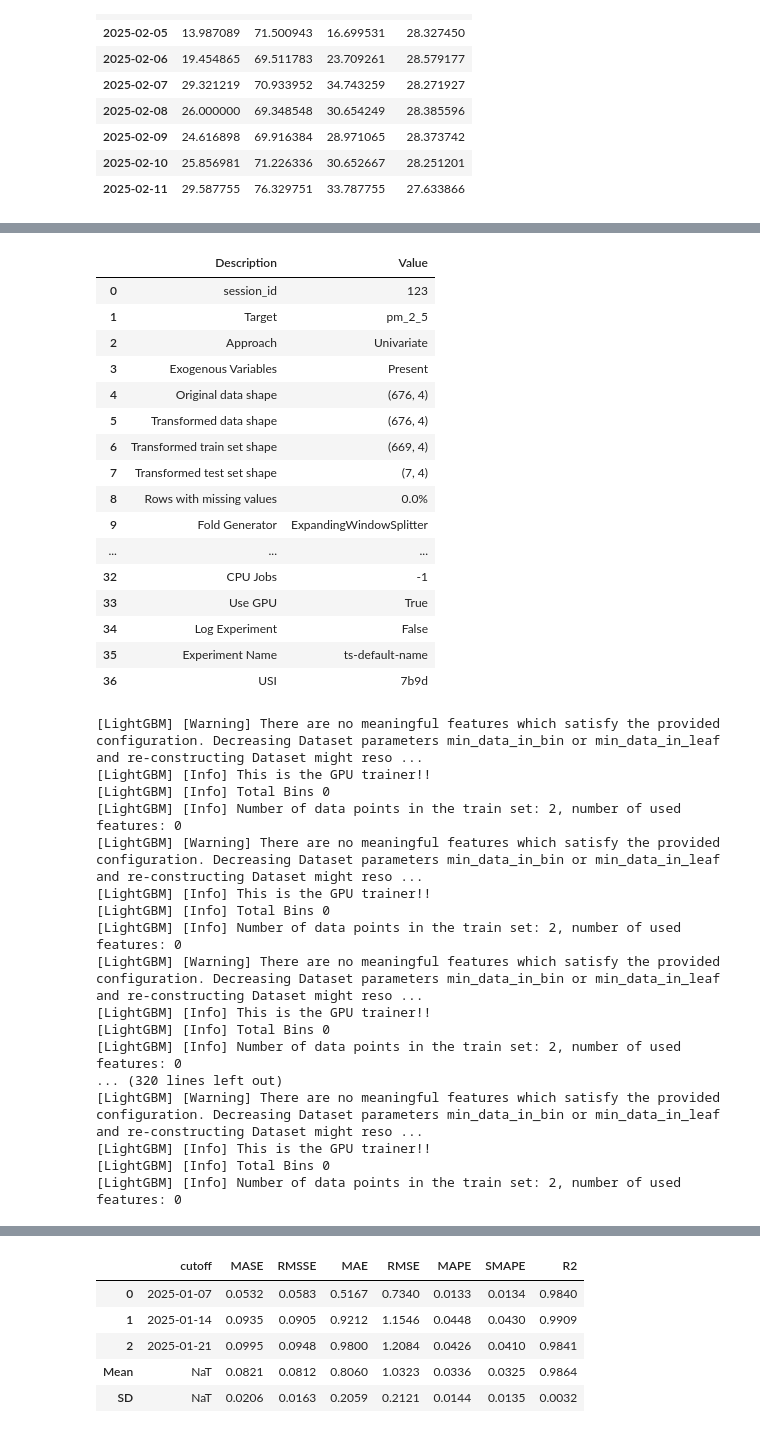
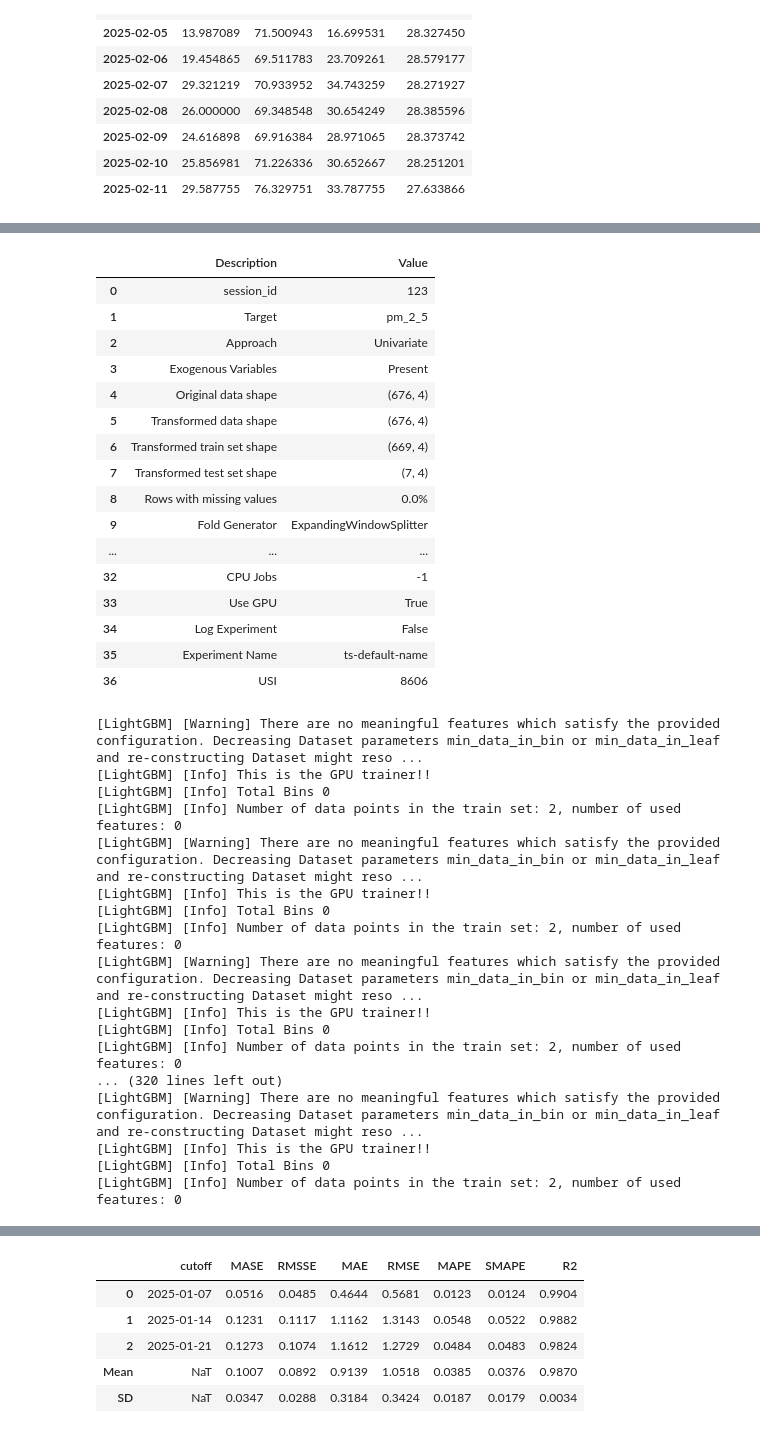
Before and after one commit to KIM2548TH/termproject1-2_cleandata, a Jupyter notebook: test2_kim.ipynb, the cells around one changed output, grey strips where cells are left out. Cells and saved outputs as stored; diff of their text form; code cells hidden in the pictures.

```diff
--- a/test2_kim.ipynb
+++ b/test2_kim.ipynb
@@ -71,21 +68,16 @@ df.tail(10)
 # %%
-
-
 # ฟีเจอร์ที่เราจะใช้
 features = ['humidity', 'pm_10', 'temperature']
 
-# สร้าง DataFrame สำหรับเก็บข้อมูล Lag
-future_exog = pd.DataFrame(index=test_df.index)
+# สร้าง future_exog โดยใช้ PeriodIndex จาก train_df
+future_exog = pd.DataFrame(index=pd.period_range(start=train_df.index[-1] + 1, periods=7, freq='D'))
 
-# สร้าง Lag สำหรับแต่ละฟีเจอร์
+# สร้างฟีเจอร์ Lag สำหรับแต่ละฟีเจอร์
 for feature in features:
-    # สร้าง Lag 7 วัน
-    lagged_values = train_df[feature].shift(7)
-    print(lagged_values)
-
-    # ใช้ .reindex() เพื่อให้ Index ตรงกับ test_df และเติม NaN สำหรับคีย์ที่ไม่พบ
-    future_exog[feature] = lagged_values.reindex(test_df.index)
+    # สร้าง Lag 7 วันจากข้อมูลที่ผ่านมา
+    future_exog[feature] = train_df[feature].shift(7).iloc[-7:].values
 
 # แสดงผลลัพธ์
 print(future_exog)
+print(test_df)
 # %% [output]
@@ -109,7 +118,8 @@ timestamp
 # %%
-exp = setup(data=train_df,target=target,fh=7, session_id=123, fold_strategy='expanding',seasonal_period=12, use_gpu=True)
+
+exp = setup(data=train_df,target=target,fh=7, session_id=123, fold_strategy='expanding',seasonal_period=7, use_gpu=True)
 model = create_model('arima')
-best = tune_model(model,optimize= "R2", n_iter=10)
+best = tune_model(model,optimize= "MAE", n_iter=10)
 future_predictions = predict_model(best, fh=len(test_df),X=future_exog)
 print(future_predictions)
 # %% [output]
@@ -121,39 +131,39 @@ print(future_predictions)
 | 4 | Original data shape | (676, 4) |
 | 5 | Transformed data shape | (676, 4) |
 | 6 | Transformed train set shape | (669, 4) |
 | 7 | Transformed test set shape | (7, 4) |
 | 8 | Rows with missing values | 0.0% |
 | 9 | Fold Generator | ExpandingWindowSplitter |
 | ... | ... | ... |
 | 32 | CPU Jobs | -1 |
 | 33 | Use GPU | True |
 | 34 | Log Experiment | False |
 | 35 | Experiment Name | ts-default-name |
-| 36 | USI | 7b9d |
+| 36 | USI | 8606 |
 [LightGBM] [Warning] There are no meaningful features which satisfy the provided configuration. Decreasing Dataset parameters min_data_in_bin or min_data_in_leaf and re-constructing Dataset might reso ...
 [LightGBM] [Info] This is the GPU trainer!!
 [LightGBM] [Info] Total Bins 0
 [LightGBM] [Info] Number of data points in the train set: 2, number of used features: 0
 [LightGBM] [Warning] There are no meaningful features which satisfy the provided configuration. Decreasing Dataset parameters min_data_in_bin or min_data_in_leaf and re-constructing Dataset might reso ...
 [LightGBM] [Info] This is the GPU trainer!!
 [LightGBM] [Info] Total Bins 0
 [LightGBM] [Info] Number of data points in the train set: 2, number of used features: 0
 [LightGBM] [Warning] There are no meaningful features which satisfy the provided configuration. Decreasing Dataset parameters min_data_in_bin or min_data_in_leaf and re-constructing Dataset might reso ...
 [LightGBM] [Info] This is the GPU trainer!!
 [LightGBM] [Info] Total Bins 0
 [LightGBM] [Info] Number of data points in the train set: 2, number of used features: 0
 ... (320 lines left out)
 [LightGBM] [Warning] There are no meaningful features which satisfy the provided configuration. Decreasing Dataset parameters min_data_in_bin or min_data_in_leaf and re-constructing Dataset might reso ...
 [LightGBM] [Info] This is the GPU trainer!!
 [LightGBM] [Info] Total Bins 0
 [LightGBM] [Info] Number of data points in the train set: 2, number of used features: 0
 [interactive output not drawn]
 |  | cutoff | MASE | RMSSE | MAE | RMSE | MAPE | SMAPE | R2 |
-| 0 | 2025-01-07 | 0.0532 | 0.0583 | 0.5167 | 0.7340 | 0.0133 | 0.0134 | 0.9840 |
-| 1 | 2025-01-14 | 0.0935 | 0.0905 | 0.9212 | 1.1546 | 0.0448 | 0.0430 | 0.9909 |
-| 2 | 2025-01-21 | 0.0995 | 0.0948 | 0.9800 | 1.2084 | 0.0426 | 0.0410 | 0.9841 |
-| Mean | NaT | 0.0821 | 0.0812 | 0.8060 | 1.0323 | 0.0336 | 0.0325 | 0.9864 |
-| SD | NaT | 0.0206 | 0.0163 | 0.2059 | 0.2121 | 0.0144 | 0.0135 | 0.0032 |
+| 0 | 2025-01-07 | 0.0516 | 0.0485 | 0.4644 | 0.5681 | 0.0123 | 0.0124 | 0.9904 |
+| 1 | 2025-01-14 | 0.1231 | 0.1117 | 1.1162 | 1.3143 | 0.0548 | 0.0522 | 0.9882 |
+| 2 | 2025-01-21 | 0.1273 | 0.1074 | 1.1612 | 1.2729 | 0.0484 | 0.0483 | 0.9824 |
+| Mean | NaT | 0.1007 | 0.0892 | 0.9139 | 1.0518 | 0.0385 | 0.0376 | 0.9870 |
+| SD | NaT | 0.0347 | 0.0288 | 0.3184 | 0.3424 | 0.0187 | 0.0179 | 0.0034 |
 [interactive output not drawn]
 [interactive output not drawn]
 |  | cutoff | MASE | RMSSE | MAE | RMSE | MAPE | SMAPE | R2 |
```
Also changed, not shown: parts of 7 cells of this notebook.
